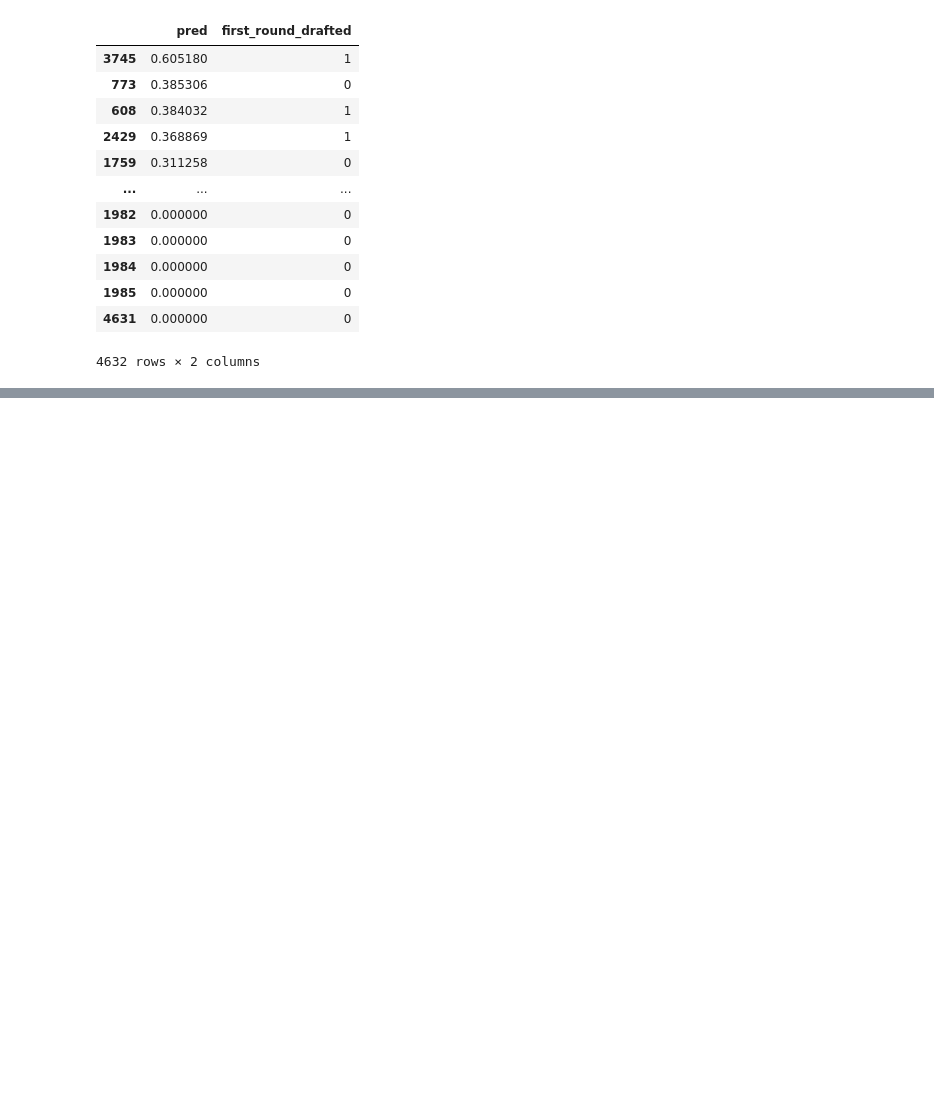
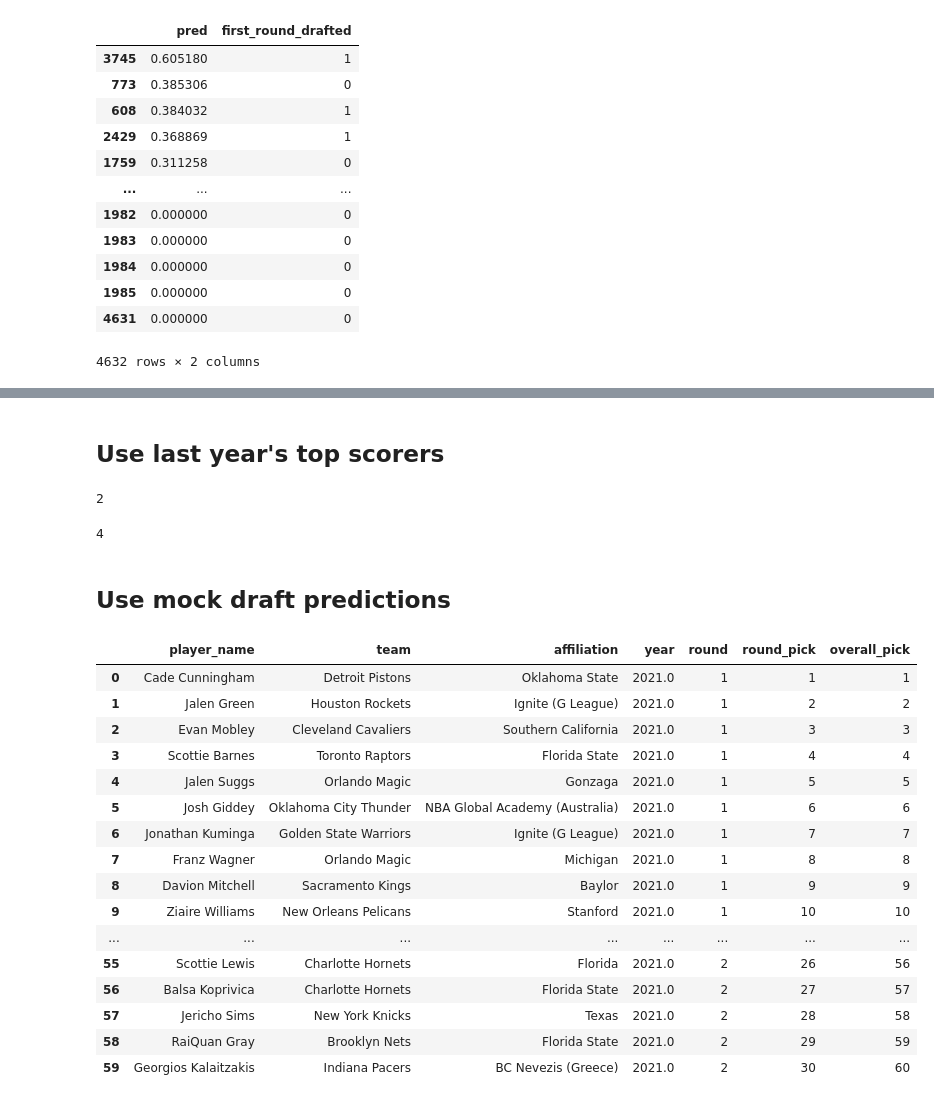
Before and after one commit to giorgiodemarchi/Draft-Player-Prediction-AdvancedAnalyticsEdge, a Jupyter notebook: random_forest.ipynb, the cells around one changed output, grey strips where cells are left out. Drawn from its saved outputs; the diff is of its cells as text; code cells hidden in the pictures; blank space fills up the shorter version.

```diff
--- a/random_forest.ipynb
+++ b/random_forest.ipynb
@@ -183,0 +214,36 @@ merged_df.sort_values('pred', ascending=False)[['pred', 'first_round_drafted']]
+# %% [markdown]
+## Use last year's top scorers
+# %%
+top_scorers_first = df_2021.sort_values('pts', ascending=False).head(32)
+sum(top_scorers_first['first_round_drafted'])
+# %% [output]
+2
+# %%
+top_scorers = df_2021.sort_values('pts', ascending=False).head(64)
+sum(top_scorers['first_round_drafted'])
+# %% [output]
+4
+# %% [markdown]
+## Use mock draft predictions
+# %%
+draft_players = pd.read_csv("data/draft_players.csv")
+# %%
+draft_players.drop("Unnamed: 0", axis=1)
+# %% [output]
+|  | player_name | team | affiliation | year | round | round_pick | overall_pick |
+| 0 | Cade Cunningham | Detroit Pistons | Oklahoma State | 2021.0 | 1 | 1 | 1 |
+| 1 | Jalen Green | Houston Rockets | Ignite (G League) | 2021.0 | 1 | 2 | 2 |
+| 2 | Evan Mobley | Cleveland Cavaliers | Southern California | 2021.0 | 1 | 3 | 3 |
+| 3 | Scottie Barnes | Toronto Raptors | Florida State | 2021.0 | 1 | 4 | 4 |
+| 4 | Jalen Suggs | Orlando Magic | Gonzaga | 2021.0 | 1 | 5 | 5 |
+| 5 | Josh Giddey | Oklahoma City Thunder | NBA Global Academy (Australia) | 2021.0 | 1 | 6 | 6 |
+| 6 | Jonathan Kuminga | Golden State Warriors | Ignite (G League) | 2021.0 | 1 | 7 | 7 |
+| 7 | Franz Wagner | Orlando Magic | Michigan | 2021.0 | 1 | 8 | 8 |
+| 8 | Davion Mitchell | Sacramento Kings | Baylor | 2021.0 | 1 | 9 | 9 |
+| 9 | Ziaire Williams | New Orleans Pelicans | Stanford | 2021.0 | 1 | 10 | 10 |
+| ... | ... | ... | ... | ... | ... | ... | ... |
+| 55 | Scottie Lewis | Charlotte Hornets | Florida | 2021.0 | 2 | 26 | 56 |
+| 56 | Balsa Koprivica | Charlotte Hornets | Florida State | 2021.0 | 2 | 27 | 57 |
+| 57 | Jericho Sims | New York Knicks | Texas | 2021.0 | 2 | 28 | 58 |
+| 58 | RaiQuan Gray | Brooklyn Nets | Florida State | 2021.0 | 2 | 29 | 59 |
+| 59 | Georgios Kalaitzakis | Indiana Pacers | BC Nevezis (Greece) | 2021.0 | 2 | 30 | 60 |
```
Also changed, not shown: parts of 8 cells of this notebook, 2 other files.
